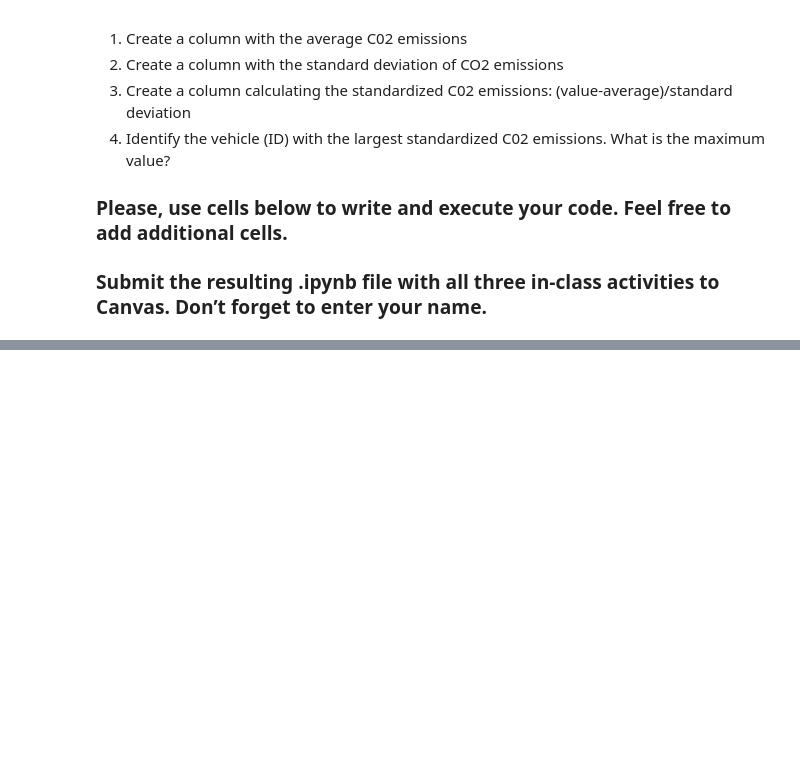
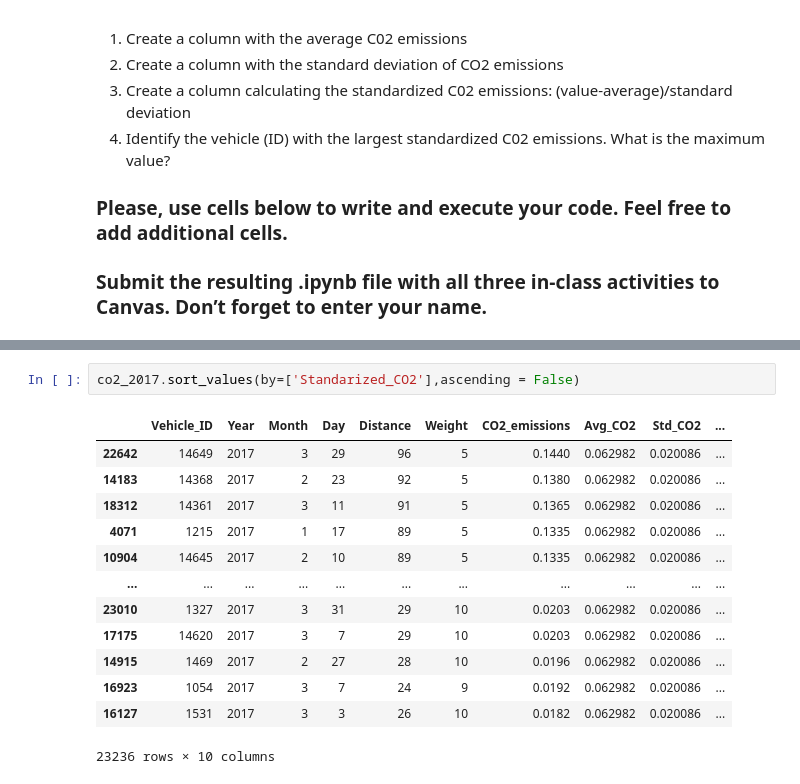
Before and after one commit to aaayala92/DataManagementWithPandas, a Jupyter notebook: Session2/session2_inclass (1).ipynb, the cells around one changed output, grey strips where cells are left out. Saved outputs shown, nothing was run; the diff lists cells and outputs as text; blank space fills up the shorter version.

```diff
--- a/Session2/session2_inclass (1).ipynb
+++ b/Session2/session2_inclass (1).ipynb
@@ -44,0 +310,16 @@ Please enter your name in a cell below
+# %%
+co2_2017.sort_values(by=['Standarized_CO2'],ascending = False)
+# %% [output]
+|  | Vehicle_ID | Year | Month | Day | Distance | Weight | CO2_emissions | Avg_CO2 | Std_CO2 | ... |
+| 22642 | 14649 | 2017 | 3 | 29 | 96 | 5 | 0.1440 | 0.062982 | 0.020086 | ... |
+| 14183 | 14368 | 2017 | 2 | 23 | 92 | 5 | 0.1380 | 0.062982 | 0.020086 | ... |
+| 18312 | 14361 | 2017 | 3 | 11 | 91 | 5 | 0.1365 | 0.062982 | 0.020086 | ... |
+| 4071 | 1215 | 2017 | 1 | 17 | 89 | 5 | 0.1335 | 0.062982 | 0.020086 | ... |
+| 10904 | 14645 | 2017 | 2 | 10 | 89 | 5 | 0.1335 | 0.062982 | 0.020086 | ... |
+| ... | ... | ... | ... | ... | ... | ... | ... | ... | ... | ... |
+| 23010 | 1327 | 2017 | 3 | 31 | 29 | 10 | 0.0203 | 0.062982 | 0.020086 | ... |
+| 17175 | 14620 | 2017 | 3 | 7 | 29 | 10 | 0.0203 | 0.062982 | 0.020086 | ... |
+| 14915 | 1469 | 2017 | 2 | 27 | 28 | 10 | 0.0196 | 0.062982 | 0.020086 | ... |
+| 16923 | 1054 | 2017 | 3 | 7 | 24 | 9 | 0.0192 | 0.062982 | 0.020086 | ... |
+| 16127 | 1531 | 2017 | 3 | 3 | 26 | 10 | 0.0182 | 0.062982 | 0.020086 | ... |
+23236 rows × 10 columns
```
Also changed, not shown: parts of 23 cells of this notebook, 3 other files.
